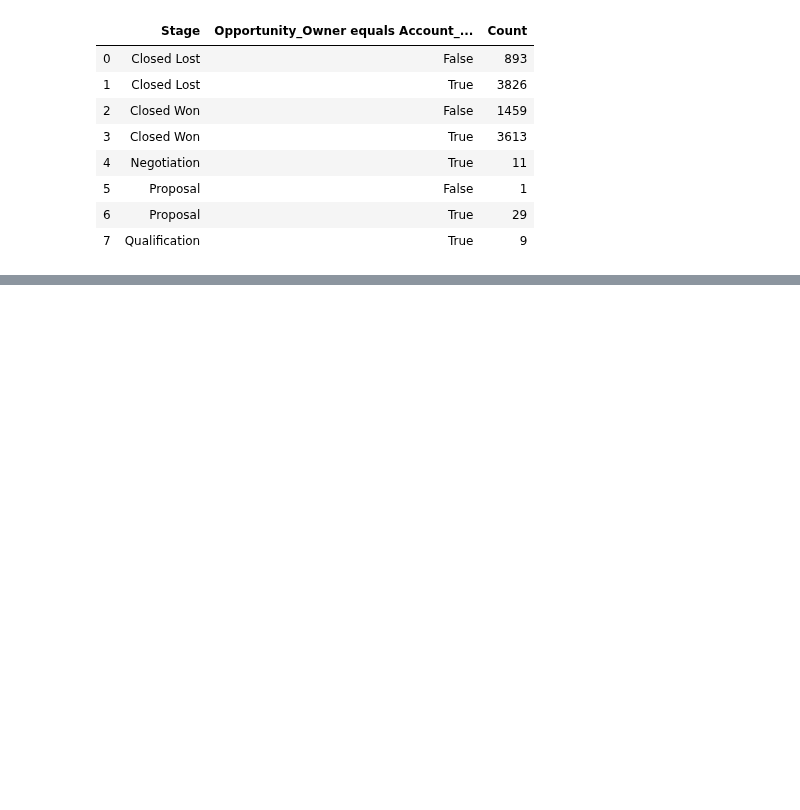
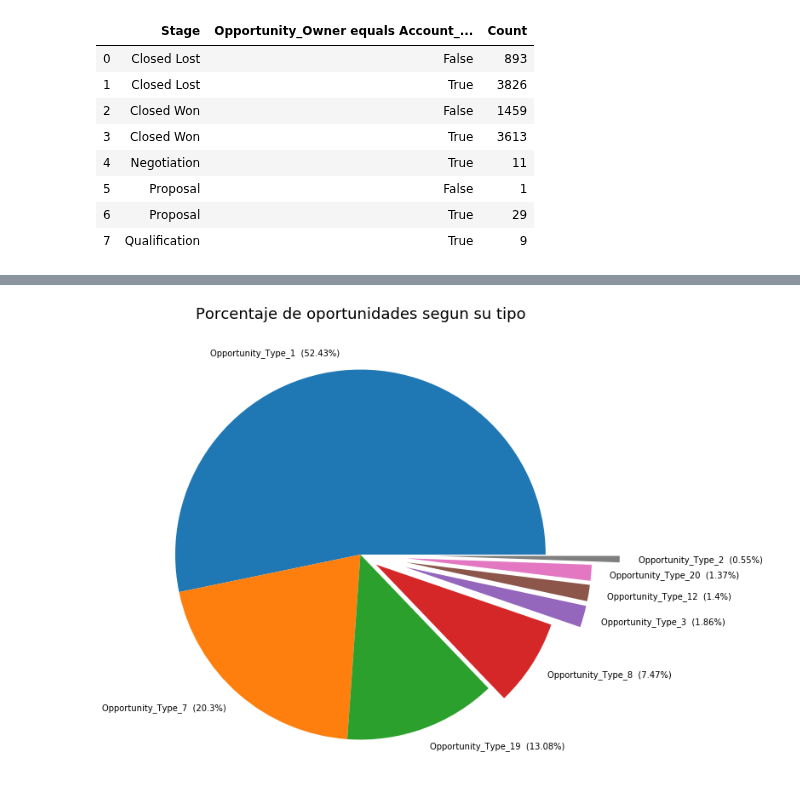
Before and after one commit to FernandoSinisi/Orga-Datos-2C-2020, a Jupyter notebook: TP1/vendedores_TP1.ipynb, the cells around one changed output, grey strips where cells are left out. Cells and saved outputs as stored; diff of their text form; code cells hidden in the pictures; blank space fills up the shorter version.

```diff
--- a/TP1/vendedores_TP1.ipynb
+++ b/TP1/vendedores_TP1.ipynb
@@ -236,0 +237,12 @@ g.legend(title='Account owner = Oportunity owner',fontsize = '10',title_fontsize
+# %%
+df.loc[df["Opportunity_Name"] == "Opportunity_Name_9990",["Opportunity_Type"]]
+df_opp_type = df.loc[:,["Opportunity_Name","Opportunity_Type","Stage"]].groupby(["Opportunity_Name","Opportunity_Type"])["Stage"].value_counts().to_frame()
+df_opp_type["Stage"] = 1
+df_opp_type["total"] = df_opp_type["Stage"].sum()
+df_opp_type = df_opp_type.rename(columns={"Stage": "Count"}).reset_index()
+
+df_opp_type_show = df_opp_type.groupby("Opportunity_Type").agg({"Count":"sum","total":"mean"}).reset_index()
+df_opp_type_show.columns = ["Opportunity_Type","Count","Total opportunities"]
+df_opp_type_show["Count/Total"] = df_opp_type_show["Count"] / df_opp_type_show["Total opportunities"]
+df_opp_type_show["Percentage"] = df_opp_type_show["Count/Total"] * 100
+df_opp_type_show
@@ -236,0 +267,14 @@ g.legend(title='Account owner = Oportunity owner',fontsize = '10',title_fontsize
+# %%
+data_show_pie = df_opp_type_show.round(2).nlargest(8,"Percentage")
+fig1,ax1 = plt.subplots(figsize=(10,10))
+
+labels=data_show_pie['Opportunity_Type']+"  (" + (data_show_pie['Percentage']).astype(str) + "%)"
+explode = (0,0,0,0.1,0.25,0.25,0.25,0.4)
+colors = [] #podemos cambiar los colores
+
+ax1.axis('equal')
+ax1.pie(data_show_pie['Percentage'],labels=labels,explode=explode)
+plt.title('Porcentaje de oportunidades segun su tipo',size=18)
+plt.show()
+# %% [output]
+[figure, added]
```
Also changed, not shown: parts of 4 cells of this notebook.
